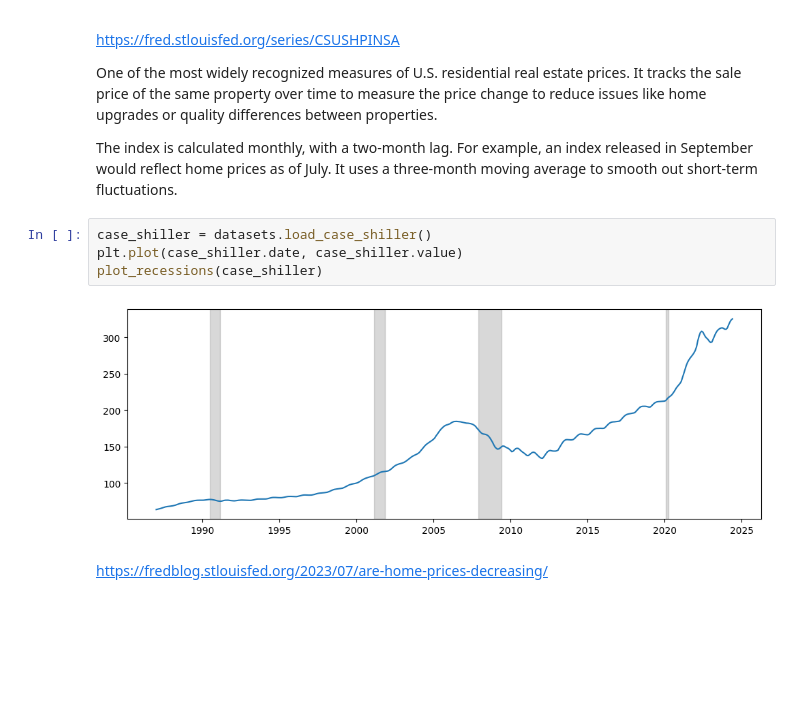
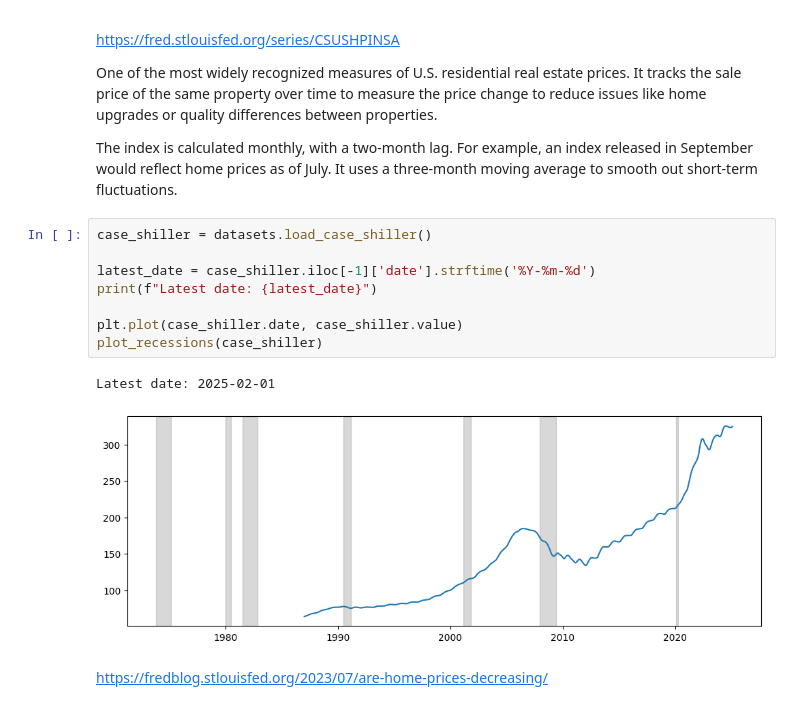
Before and after one commit to Jordanbarker/housing-analysis, a Jupyter notebook: notebooks/housing_analysis.ipynb, the cells around one changed output. Saved outputs shown, nothing was run; the diff lists cells and outputs as text; blank space fills up the shorter version.

Commit message:
rerun charts, add latest data date

```diff
--- a/notebooks/housing_analysis.ipynb
+++ b/notebooks/housing_analysis.ipynb
@@ -644,10 +692,15 @@ One of the most widely recognized measures of U.S. residential real estate price
 The index is calculated monthly, with a two-month lag. For example, an index released in September would reflect home prices as of July. It uses a three-month moving average to smooth out short-term fluctuations.
 # %%
 case_shiller = datasets.load_case_shiller()
+
+latest_date = case_shiller.iloc[-1]['date'].strftime('%Y-%m-%d')
+print(f"Latest date: {latest_date}")
+
 plt.plot(case_shiller.date, case_shiller.value)
 plot_recessions(case_shiller)
 # %% [output]
+Latest date: 2025-02-01
-[figure, old version]
+[figure, new version]
 # %% [markdown]
 https://fredblog.stlouisfed.org/2023/07/are-home-prices-decreasing/
 # %%
```
Also changed, not shown: parts of 21 cells of this notebook.
